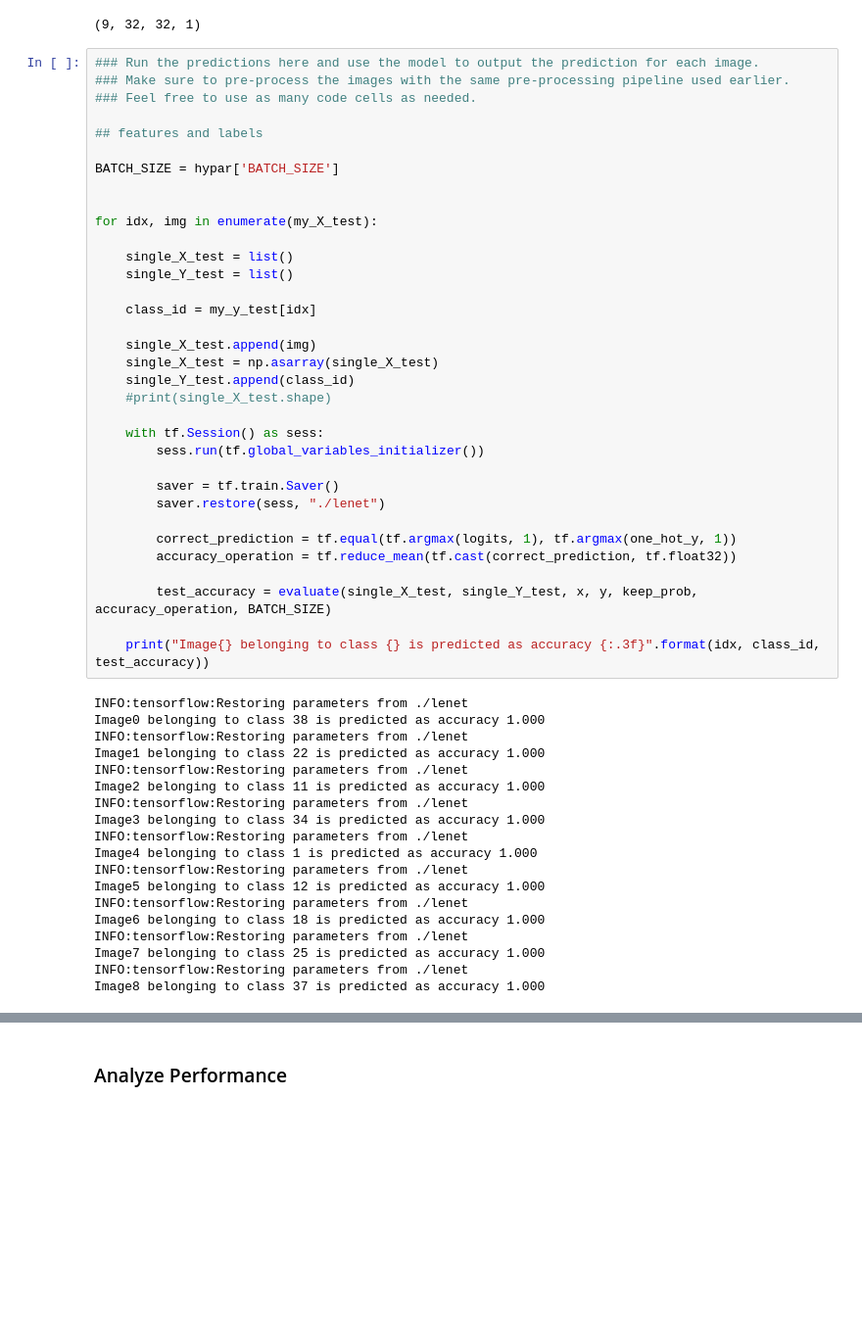
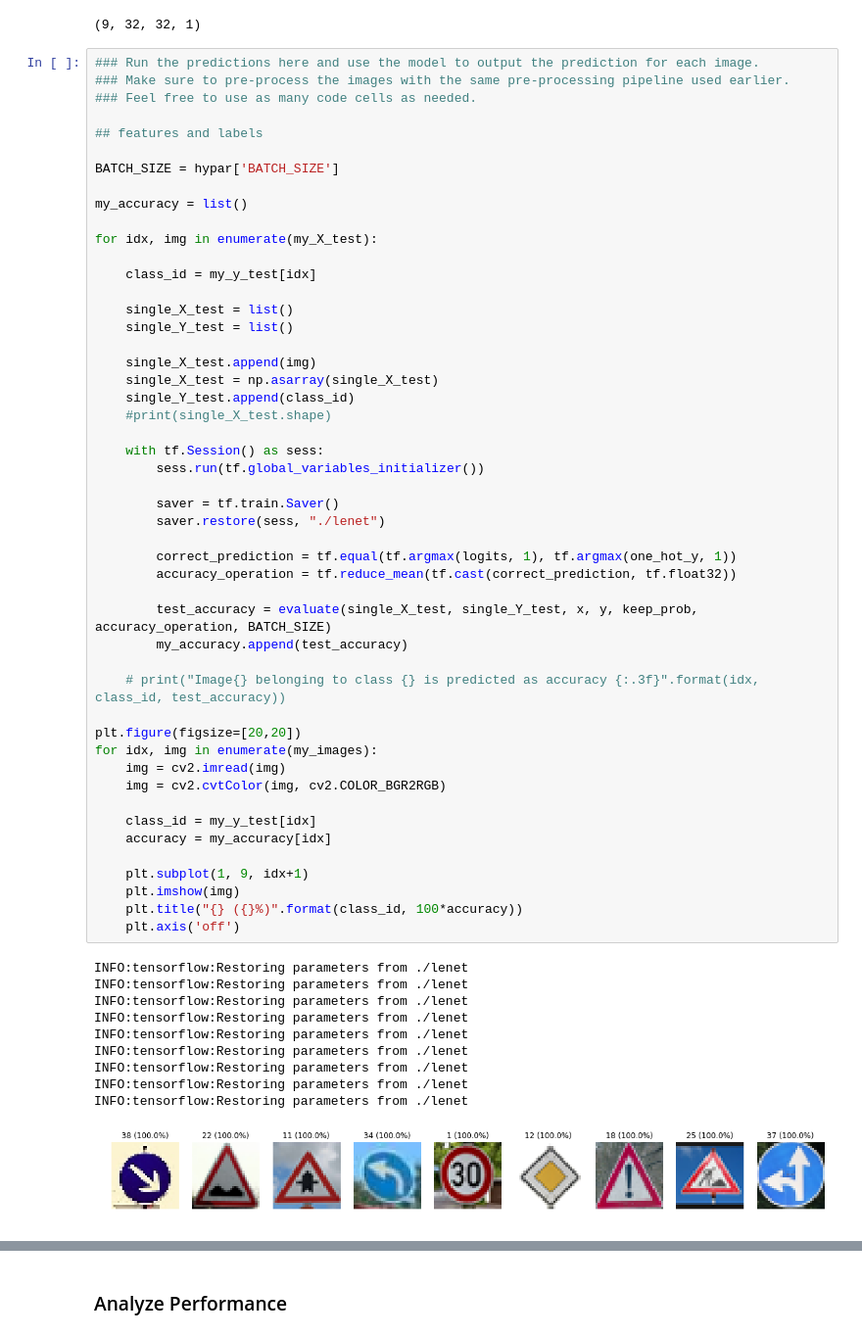
Before and after one commit to fuqiang07/CarND-Traffic-Sign-Classifier-P2-fuqiang, a Jupyter notebook: Traffic_Sign_Classifier_fuqiang.ipynb, the cells around one changed output, grey strips where cells are left out. Shown at 98% size. Drawn from its saved outputs; the diff is of its cells as text; blank space fills up the shorter version.

```diff
--- a/Traffic_Sign_Classifier_fuqiang.ipynb
+++ b/Traffic_Sign_Classifier_fuqiang.ipynb
@@ -1446,47 +1468,54 @@ print(my_X_test.shape)
 
 BATCH_SIZE = hypar['BATCH_SIZE']
 
+my_accuracy = list()
 
 for idx, img in enumerate(my_X_test):
 
+    class_id = my_y_test[idx]
+
     single_X_test = list()
     single_Y_test = list()
-
-    class_id = my_y_test[idx]
 
     single_X_test.append(img)
     single_X_test = np.asarray(single_X_test)
     single_Y_test.append(class_id)
     #print(single_X_test.shape)
 
     with tf.Session() as sess:
         sess.run(tf.global_variables_initializer())
 
         saver = tf.train.Saver()
         saver.restore(sess, "./lenet")
 
         correct_prediction = tf.equal(tf.argmax(logits, 1), tf.argmax(one_hot_y, 1))
         accuracy_operation = tf.reduce_mean(tf.cast(correct_prediction, tf.float32))
 
         test_accuracy = evaluate(single_X_test, single_Y_test, x, y, keep_prob, accuracy_operation, BATCH_SIZE)
+        my_accuracy.append(test_accuracy)
 
-    print("Image{} belonging to class {} is predicted as accuracy {:.3f}".format(idx, class_id, test_accuracy))
+    # print("Image{} belonging to class {} is predicted as accuracy {:.3f}".format(idx, class_id, test_accuracy))
+
+plt.figure(figsize=[20,20])
+for idx, img in enumerate(my_images):
+    img = cv2.imread(img)
+    img = cv2.cvtColor(img, cv2.COLOR_BGR2RGB)
+
+    class_id = my_y_test[idx]
+    accuracy = my_accuracy[idx]
+
+    plt.subplot(1, 9, idx+1)
+    plt.imshow(img)
+    plt.title("{} ({}%)".format(class_id, 100*accuracy))
+    plt.axis('off')
 # %% [output]
 INFO:tensorflow:Restoring parameters from ./lenet
-Image0 belonging to class 38 is predicted as accuracy 1.000
 INFO:tensorflow:Restoring parameters from ./lenet
-Image1 belonging to class 22 is predicted as accuracy 1.000
 INFO:tensorflow:Restoring parameters from ./lenet
-Image2 belonging to class 11 is predicted as accuracy 1.000
 INFO:tensorflow:Restoring parameters from ./lenet
-Image3 belonging to class 34 is predicted as accuracy 1.000
 INFO:tensorflow:Restoring parameters from ./lenet
-Image4 belonging to class 1 is predicted as accuracy 1.000
 INFO:tensorflow:Restoring parameters from ./lenet
-Image5 belonging to class 12 is predicted as accuracy 1.000
 INFO:tensorflow:Restoring parameters from ./lenet
-Image6 belonging to class 18 is predicted as accuracy 1.000
 INFO:tensorflow:Restoring parameters from ./lenet
-Image7 belonging to class 25 is predicted as accuracy 1.000
 INFO:tensorflow:Restoring parameters from ./lenet
-Image8 belonging to class 37 is predicted as accuracy 1.000
+[figure, added]
```
Also changed, not shown: parts of 5 cells of this notebook, 9 other files.
